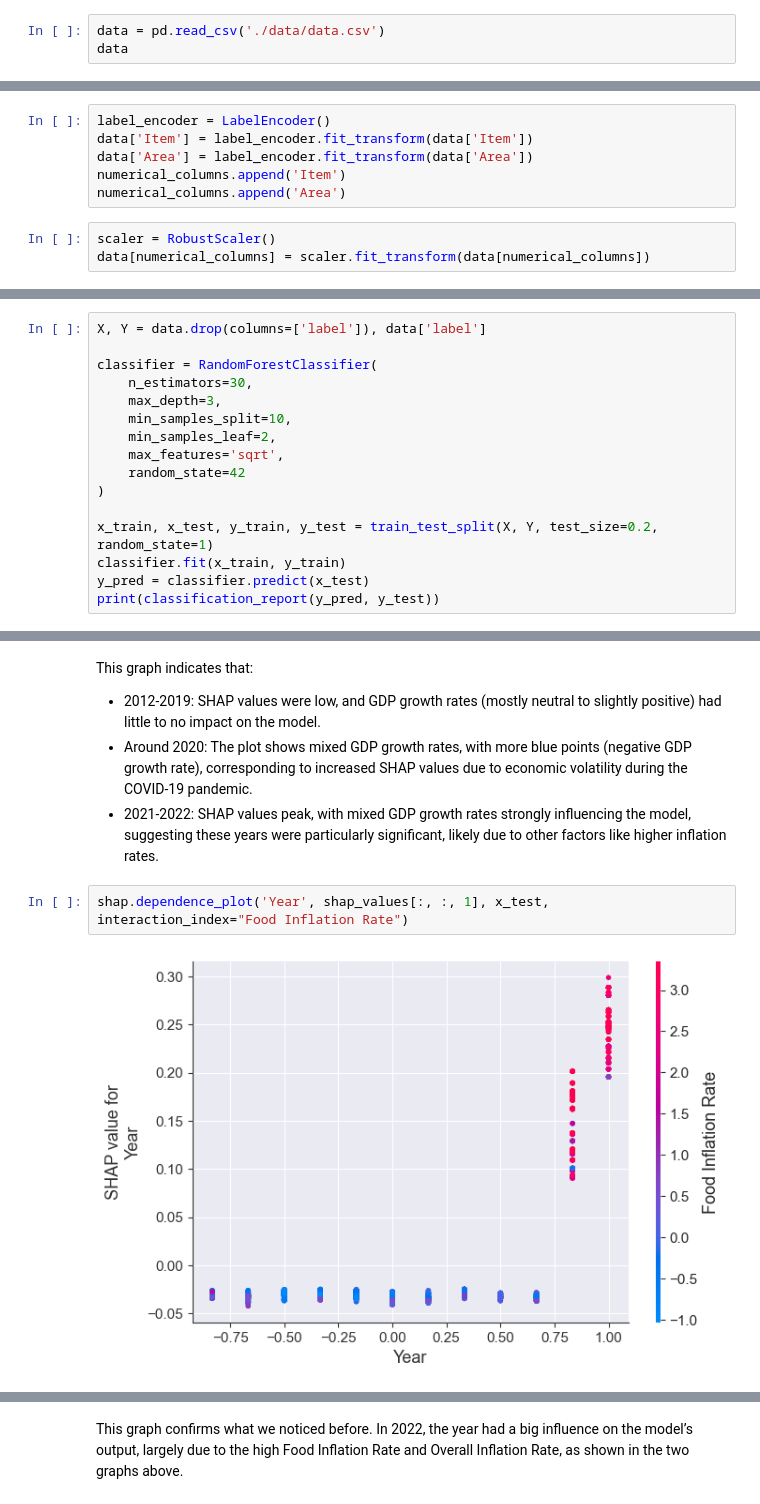
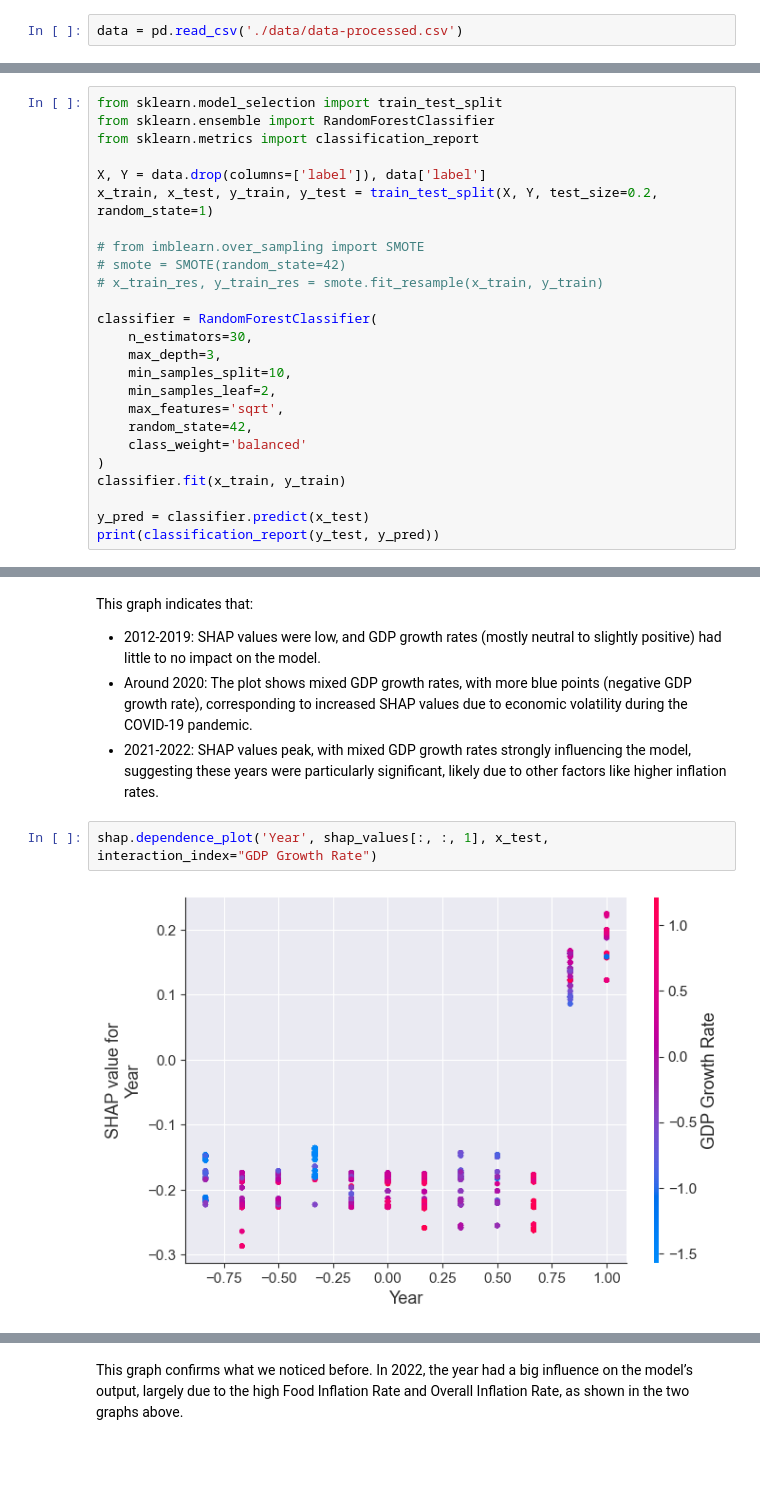
Before and after one commit to filipsam789/food-explainable-ai, a Jupyter notebook: PythonProject/supervised-learning-and-shap.ipynb, the cells around one changed output, grey strips where cells are left out. Drawn from its saved outputs; the diff is of its cells as text; blank space fills up the shorter version.

```diff
--- a/PythonProject/supervised-learning-and-shap.ipynb
+++ b/PythonProject/supervised-learning-and-shap.ipynb
@@ -9,5 +8,4 @@ from sklearn.preprocessing import LabelEncoder
 # %% [markdown]
 # Data preparing
 # %%
-data = pd.read_csv('./data/data.csv')
-data
+data = pd.read_csv('./data/data-processed.csv')
@@ -46,12 +12,3 @@ Uncomment this code for encoding with label encoder
-# %%
-label_encoder = LabelEncoder()
-data['Item'] = label_encoder.fit_transform(data['Item'])
-data['Area'] = label_encoder.fit_transform(data['Area'])
-numerical_columns.append('Item')
-numerical_columns.append('Area')
-# %%
-scaler = RobustScaler()
-data[numerical_columns] = scaler.fit_transform(data[numerical_columns])
 # %%
 data.head()
 # %% [output]
@@ -66,7 +23,16 @@ data.head()
 # %% [markdown]
 Remove 'Difference of inflation' if needed
 # %%
+from sklearn.model_selection import train_test_split
+from sklearn.ensemble import RandomForestClassifier
+from sklearn.metrics import classification_report
+
 X, Y = data.drop(columns=['label']), data['label']
+x_train, x_test, y_train, y_test = train_test_split(X, Y, test_size=0.2, random_state=1)
+
+# from imblearn.over_sampling import SMOTE
+# smote = SMOTE(random_state=42)
+# x_train_res, y_train_res = smote.fit_resample(x_train, y_train)
 
 classifier = RandomForestClassifier(
     n_estimators=30,
@@ -74,13 +40,13 @@ classifier = RandomForestClassifier(
     min_samples_split=10,
     min_samples_leaf=2,
     max_features='sqrt',
-    random_state=42
+    random_state=42,
+    class_weight='balanced'
 )
+classifier.fit(x_train, y_train)
 
-x_train, x_test, y_train, y_test = train_test_split(X, Y, test_size=0.2, random_state=1)
-classifier.fit(x_train, y_train)
 y_pred = classifier.predict(x_test)
-print(classification_report(y_pred, y_test))
+print(classification_report(y_test, y_pred))
 # %% [output]
               precision    recall  f1-score   support
 
@@ -138,9 +104,9 @@ This graph indicates that:
 * Around 2020: The plot shows mixed GDP growth rates, with more blue points (negative GDP growth rate), corresponding to increased   SHAP values due to economic volatility during the COVID-19 pandemic.
 * 2021-2022: SHAP values peak, with mixed GDP growth rates strongly influencing the model, suggesting these years were particularly  significant, likely due to other factors like higher inflation rates.
 # %%
-shap.dependence_plot('Year', shap_values[:, :, 1], x_test, interaction_index="Food Inflation Rate")
+shap.dependence_plot('Year', shap_values[:, :, 1], x_test, interaction_index="GDP Growth Rate")
 # %% [output]
-[figure, old version]
+[figure, new version]
 # %%
 shap.dependence_plot('Year', shap_values[:, :, 1], x_test, interaction_index="Overall Inflation Rate")
 # %% [output]
```
Also changed, not shown: parts of 20 cells of this notebook, 3 other files.
